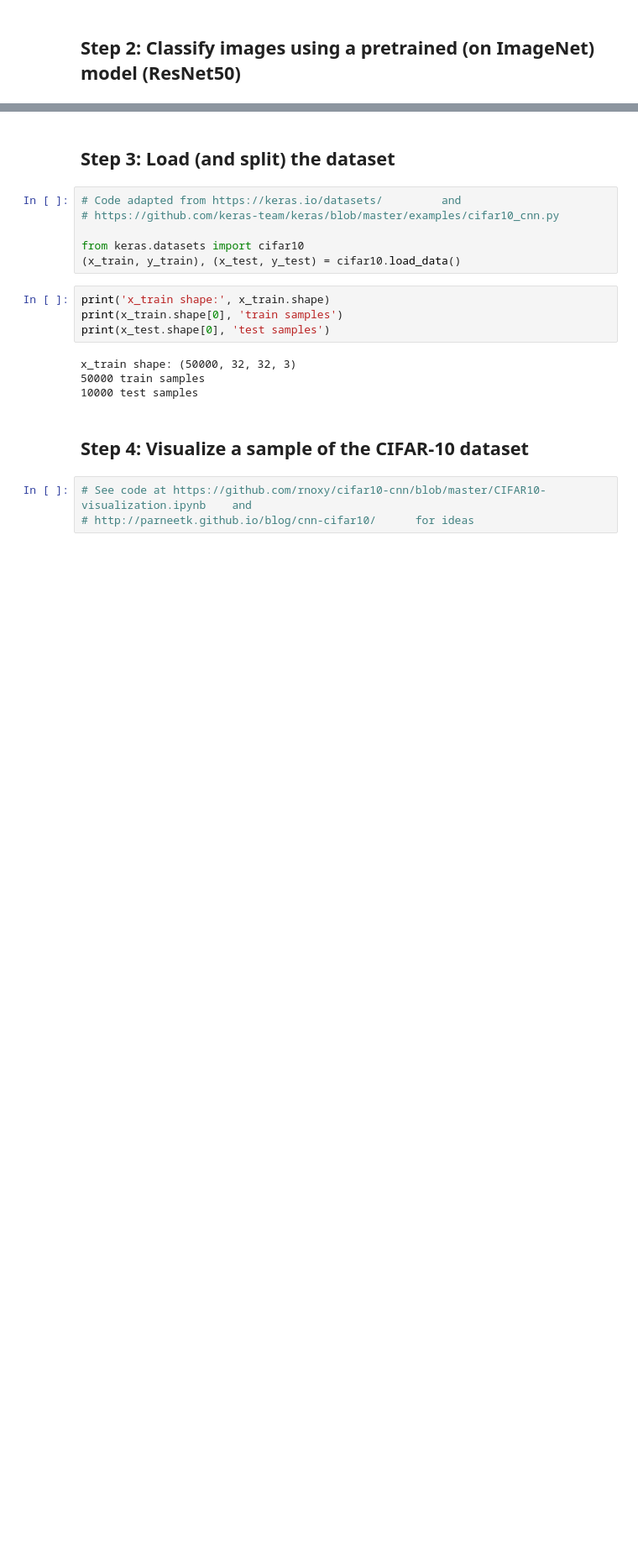
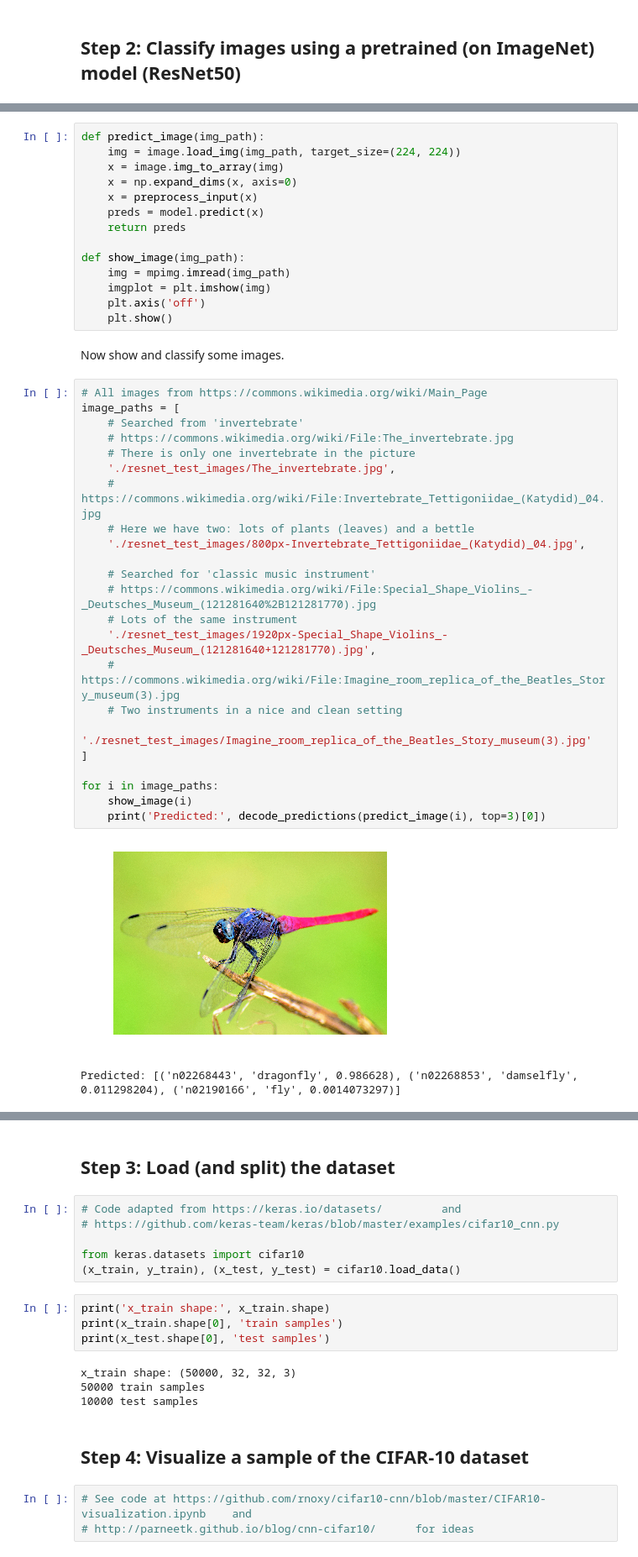
Before and after one commit to fau-masters-collected-works-cgarbin/cap6618-computer-vision, a Jupyter notebook: module6/CAP6618_PP4_experiments_cgarbin.ipynb, the cells around one changed output, grey strips where cells are left out. Shown at 84% size. Cells and saved outputs as stored; diff of their text form; blank space fills up the shorter version.

```diff
--- a/module6/CAP6618_PP4_experiments_cgarbin.ipynb
+++ b/module6/CAP6618_PP4_experiments_cgarbin.ipynb
@@ -76,0 +90,42 @@ Predicted: [('n02504458', 'African_elephant', 0.91064334), ('n01871265', 'tusker
+# %%
+def predict_image(img_path):
+    img = image.load_img(img_path, target_size=(224, 224))
+    x = image.img_to_array(img)
+    x = np.expand_dims(x, axis=0)
+    x = preprocess_input(x)
+    preds = model.predict(x)
+    return preds
+
+def show_image(img_path):
+    img = mpimg.imread(img_path)
+    imgplot = plt.imshow(img)
+    plt.axis('off')
+    plt.show()
+# %% [markdown]
+Now show and classify some images.
+# %%
+# All images from https://commons.wikimedia.org/wiki/Main_Page
+image_paths = [
+    # Searched from 'invertebrate'
+    # https://commons.wikimedia.org/wiki/File:The_invertebrate.jpg
+    # There is only one invertebrate in the picture
+    './resnet_test_images/The_invertebrate.jpg',
+    # https://commons.wikimedia.org/wiki/File:Invertebrate_Tettigoniidae_(Katydid)_04.jpg
+    # Here we have two: lots of plants (leaves) and a bettle
+    './resnet_test_images/800px-Invertebrate_Tettigoniidae_(Katydid)_04.jpg',
+
+    # Searched for 'classic music instrument'
+    # https://commons.wikimedia.org/wiki/File:Special_Shape_Violins_-_Deutsches_Museum_(121281640%2B121281770).jpg
+    # Lots of the same instrument
+    './resnet_test_images/1920px-Special_Shape_Violins_-_Deutsches_Museum_(121281640+121281770).jpg',
+    # https://commons.wikimedia.org/wiki/File:Imagine_room_replica_of_the_Beatles_Story_museum(3).jpg
+    # Two instruments in a nice and clean setting
+    './resnet_test_images/Imagine_room_replica_of_the_Beatles_Story_museum(3).jpg'
+]
+
+for i in image_paths:
+    show_image(i)
+    print('Predicted:', decode_predictions(predict_image(i), top=3)[0])
+# %% [output]
+[figure, added]
+Predicted: [('n02268443', 'dragonfly', 0.986628), ('n02268853', 'damselfly', 0.011298204), ('n02190166', 'fly', 0.0014073297)]
```
Also changed, not shown: parts of 9 cells of this notebook.
